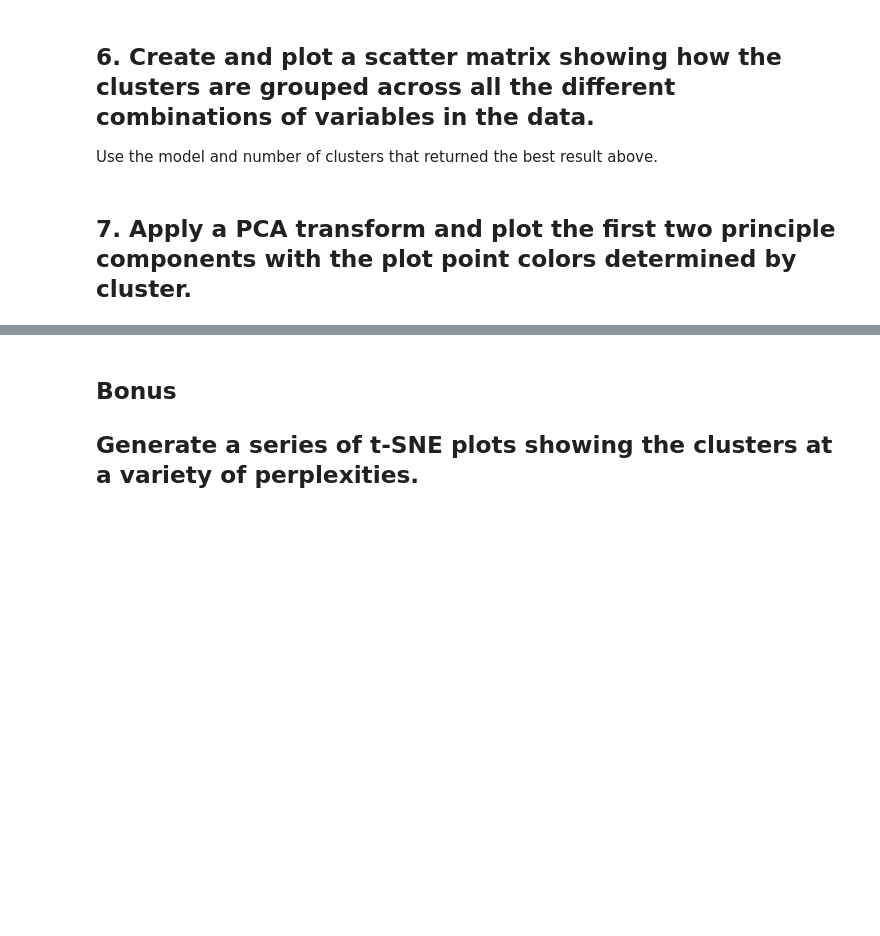
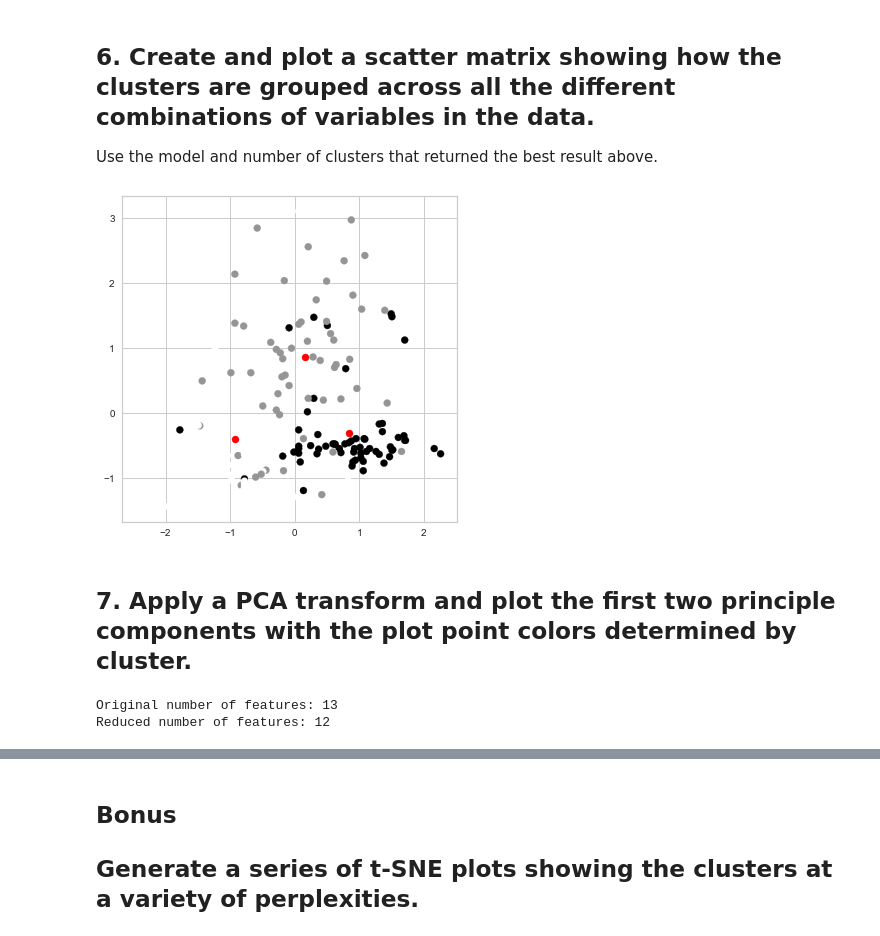
Before and after one commit to ta-data-lis/lab-learning-evaluation, a Jupyter notebook: your-code/main.ipynb, the cells around one changed output, grey strips where cells are left out. Cells and saved outputs as stored; diff of their text form; code cells hidden in the pictures; blank space fills up the shorter version.

```diff
--- a/your-code/main.ipynb
+++ b/your-code/main.ipynb
@@ -15,3 +16,17 @@ X = pd.DataFrame(data["data"], columns=data["feature_names"])
 y = pd.Series(data["target"])
 # %% [markdown]
 ## 1. Train a KMeans clustering model on the data set using 8 clusters and compute the silhouette score for the model.
+# %%
+from sklearn.preprocessing import StandardScaler
+from sklearn.cluster import KMeans
+
+# Standardize features
+scaler = StandardScaler()
+wine_std = scaler.fit_transform(wine)
+
+# Create k-mean object
+n_clusters = 8
+cluster = KMeans(n_clusters=n_clusters, random_state=0, n_jobs=-1)
+
+# Train model
+model = cluster.fit(wine_std)
@@ -33,3 +115,21 @@ The Yellowbrick library has 3 metrics that you can plot using the `metric` param
 ## 6. Create and plot a scatter matrix showing how the clusters are grouped across all the different combinations of variables in the data.
 
 Use the model and number of clusters that returned the best result above.
+# %%
+n_clusters = 3
+cluster = KMeans(n_clusters=n_clusters, random_state=0, n_jobs=-1)
+model = cluster.fit(wine_std)
+# %%
+preds = cluster.fit_predict(wine_std)
+centers = cluster.cluster_centers_
+# %%
+%matplotlib inline
+
+plt.figure(figsize=(6,6))
+plt.scatter(wine_std[:, 0], wine_std[:, 1], c=preds)
+
+plt.scatter(centers[:, 0], centers[:, 1], c='red', s=50)#, alpha=0.75)
+
+plt.show() #red dots are centroids
+# %% [output]
+[figure, added]
@@ -37,0 +148,6 @@ Use the model and number of clusters that returned the best result above.
+# %%
+print("Original number of features:", wine_std.shape[1])
+print("Reduced number of features:", wine_pca.shape[1])
+# %% [output]
+Original number of features: 13
+Reduced number of features: 12
```
Also changed, not shown: parts of 11 cells of this notebook.
